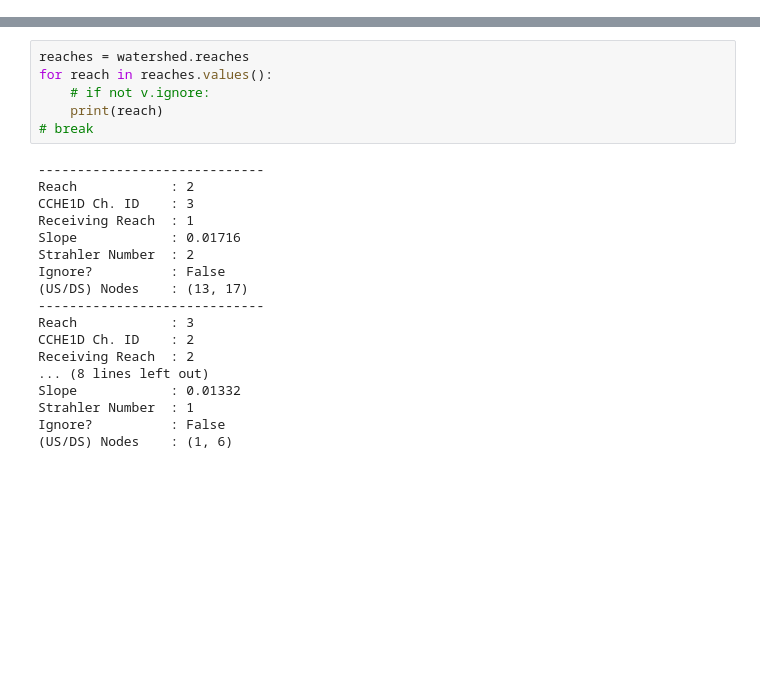
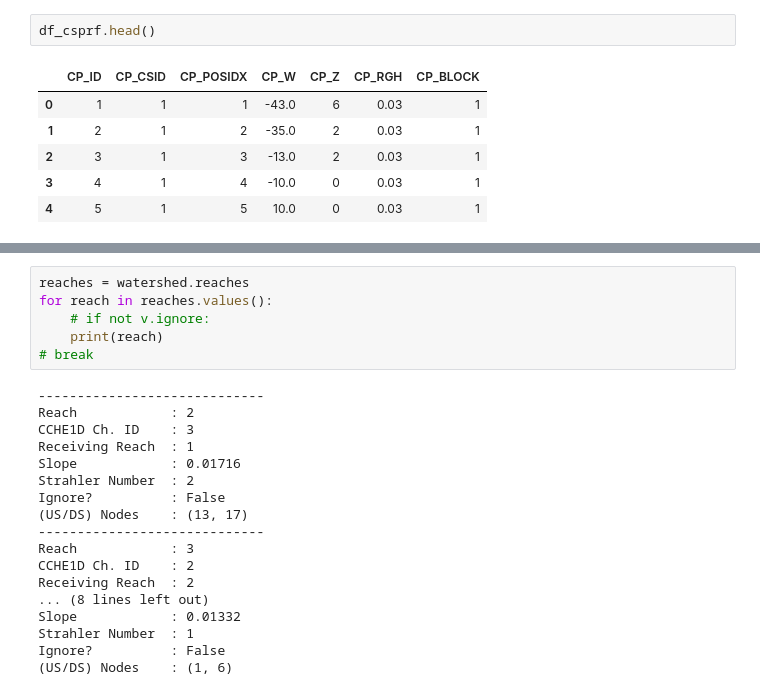
Before and after one commit to LucRSquared/topagnps2cche1d, a Jupyter notebook: notebooks_and_scripts/test_objected_oriented_watershed.ipynb, the cells around one changed output, grey strips where cells are left out. Saved outputs shown, nothing was run; the diff lists cells and outputs as text; blank space fills up the shorter version.

```diff
--- a/notebooks_and_scripts/test_objected_oriented_watershed.ipynb
+++ b/notebooks_and_scripts/test_objected_oriented_watershed.ipynb
@@ -37,0 +103,9 @@ watershed.assign_cross_section_to_all_points()
+# %%
+df_csprf.head()
+# %% [output]
+|  | CP_ID | CP_CSID | CP_POSIDX | CP_W | CP_Z | CP_RGH | CP_BLOCK |
+| 0 | 1 | 1 | 1 | -43.0 | 6 | 0.03 | 1 |
+| 1 | 2 | 1 | 2 | -35.0 | 2 | 0.03 | 1 |
+| 2 | 3 | 1 | 3 | -13.0 | 2 | 0.03 | 1 |
+| 3 | 4 | 1 | 4 | -10.0 | 0 | 0.03 | 1 |
+| 4 | 5 | 1 | 5 | 10.0 | 0 | 0.03 | 1 |
```
Also changed, not shown: parts of 19 cells of this notebook, 1 other file.
